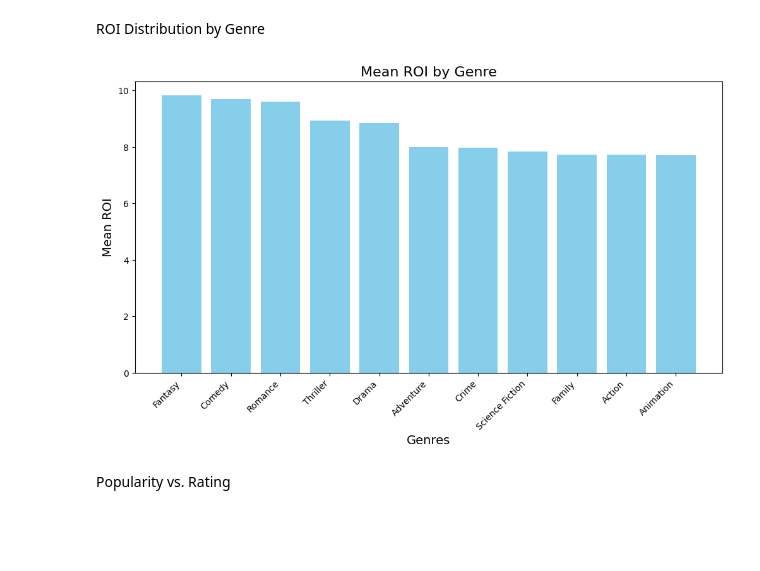
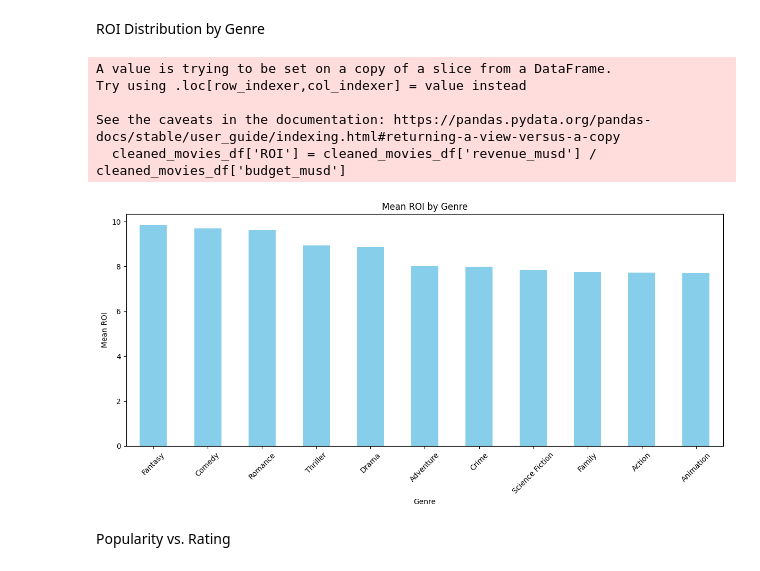
Before and after one commit to b-kenneth/Python_Fundamentals, a Jupyter notebook: movie_data_analysis.ipynb, the cells around one changed output. Cells and saved outputs as stored; diff of their text form; code cells hidden in the pictures; blank space fills up the shorter version.

Commit message:
utils file added

```diff
--- a/movie_data_analysis.ipynb
+++ b/movie_data_analysis.ipynb
@@ -269,10 +187,13 @@ cleaned_movies_df[['cast_size']].head()
 | 3 | 69 |
 | 4 | 116 |
 # %%
-# Extract director(s) from the 'crew' section of the 'credits' field
-cleaned_movies_df['director'] = cleaned_movies_df['credits'].apply(
-    lambda x: '|'.join([member['name'] for member in x['crew'] if member['job'] == 'Director'])
-    if 'crew' in x and isinstance(x['crew'], list) else None
+# Extract directors from crew
+cleaned_movies_df = utils.process_credits(
+    cleaned_movies_df,
+    'credits',
+    'director',
+    'extract_by_job',
+    job_filter='Director'
 )
 
 # Display the first few rows of the 'director' column to verify
@@ -286,8 +207,11 @@ cleaned_movies_df[['director']].head()
 | 4 | James Cameron |
 # %%
-# Calculate and save the crew size
-cleaned_movies_df['crew_size'] = cleaned_movies_df['credits'].apply(
-    lambda x: len(x['crew']) if 'crew' in x and isinstance(x['crew'], list) else 0
+# Calculate crew size
+cleaned_movies_df = utils.process_credits(
+    cleaned_movies_df,
+    'credits',
+    'crew_size',
+    'count_members'
 )
 
 # Display the first few rows of the 'crew_size' column to verify
@@ -1240,26 +1157,36 @@ See the caveats in the documentation: https://pandas.pydata.org/pandas-docs/stab
 # %% [markdown]
 ROI Distribution by Genre
 # %%
-# Step 1: Calculate Mean ROI for Each Genre
-mean_roi_by_genre = genre_df.groupby('genres')['ROI'].mean().reset_index()
+# Add ROI column
+cleaned_movies_df['ROI'] = cleaned_movies_df['revenue_musd'] / cleaned_movies_df['budget_musd']
 
-# Step 2: Sort genres by mean ROI in descending order
-mean_roi_by_genre = mean_roi_by_genre.sort_values(by='ROI', ascending=False)
+# Explode genres and filter for valid data
+genre_df = cleaned_movies_df.copy()
+genre_df['genres'] = genre_df['genres'].str.split('|')
+genre_df = genre_df.explode('genres').query('budget_musd > 0')
 
-# Step 3: Create a bar chart
+# Visualize ROI by genre
+import matplotlib.pyplot as plt
+
+# Calculate mean ROI per genre
+mean_roi = genre_df.groupby('genres')['ROI'].mean().sort_values(ascending=False)
+
+# Plot as a bar chart
 plt.figure(figsize=(12, 6))
-plt.bar(mean_roi_by_genre['genres'], mean_roi_by_genre['ROI'], color='skyblue')
-
-# Add labels and title
-plt.title('Mean ROI by Genre', fontsize=16)
-plt.xlabel('Genres', fontsize=14)
-plt.ylabel('Mean ROI', fontsize=14)
-plt.xticks(rotation=45, ha='right')  # Rotate genre labels for better readability
-
-# Show the plot
+mean_roi.plot(kind='bar', color='skyblue')
+plt.title('Mean ROI by Genre')
+plt.xlabel('Genre')
+plt.ylabel('Mean ROI')
+plt.xticks(rotation=45)
+plt.tight_layout()
 plt.show()
 # %% [output]
+A value is trying to be set on a copy of a slice from a DataFrame.
+Try using .loc[row_indexer,col_indexer] = value instead
+
+See the caveats in the documentation: https://pandas.pydata.org/pandas-docs/stable/user_guide/indexing.html#returning-a-view-versus-a-copy
+  cleaned_movies_df['ROI'] = cleaned_movies_df['revenue_musd'] / cleaned_movies_df['budget_musd']
-[figure, old version]
+[figure, new version]
 # %% [markdown]
 Popularity vs. Rating
 # %%
```
Also changed, not shown: parts of 24 cells of this notebook, 5 other files.
